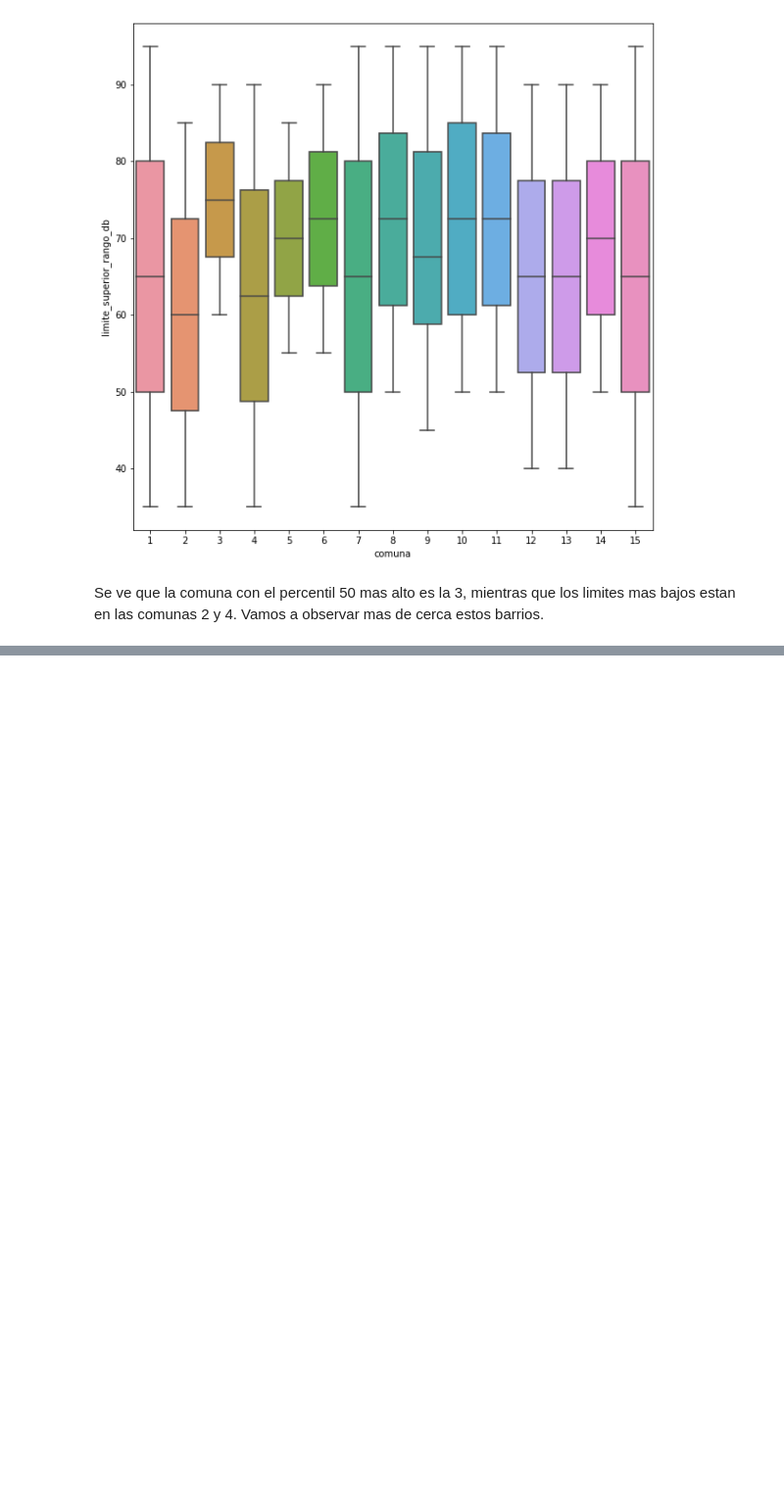
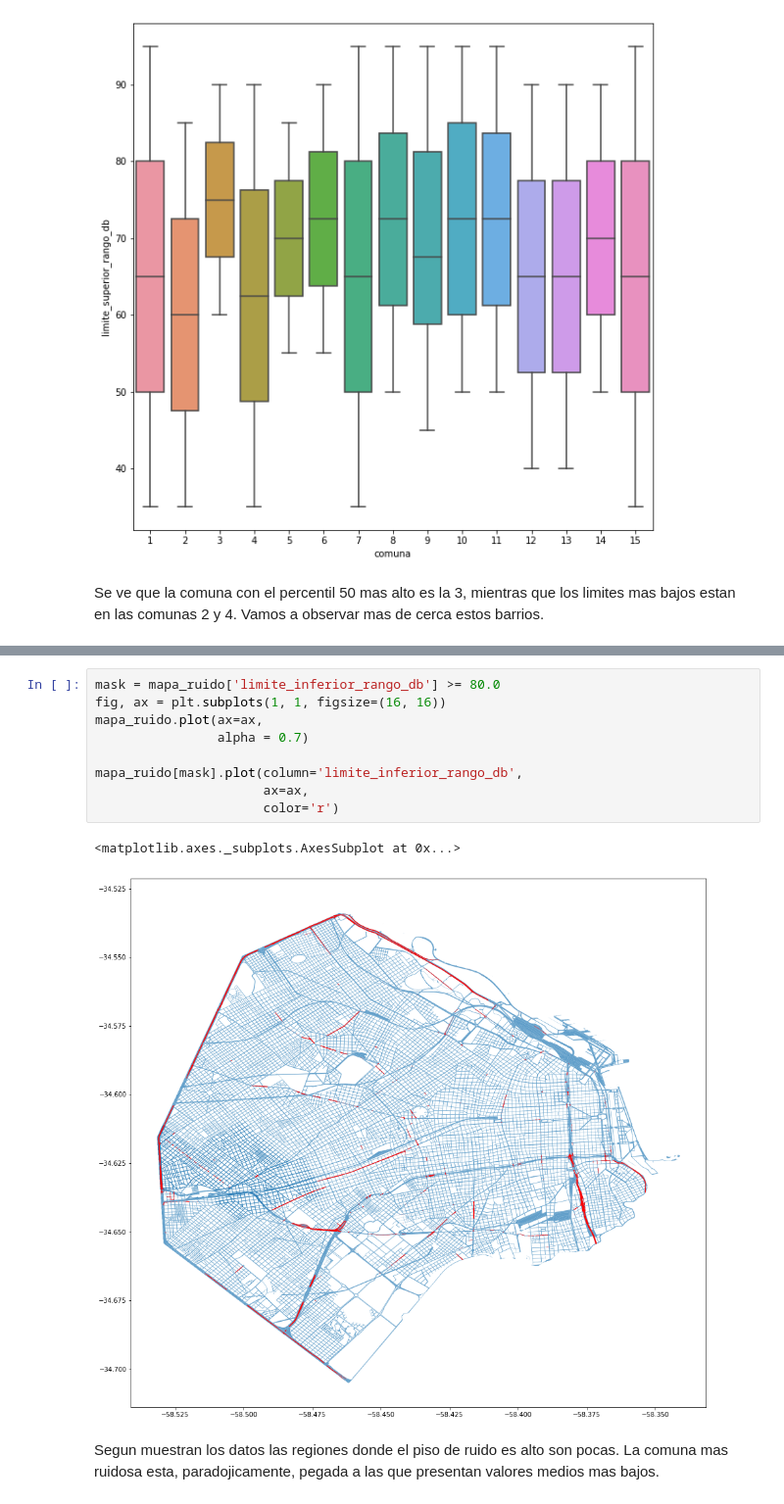
Before and after one commit to lucatraverso/Mapa-de-ruido_Geopandas, a Jupyter notebook: mapa_de_ruido.ipynb, the cells around one changed output, grey strips where cells are left out. Shown at 98% size. Cells and saved outputs as stored; diff of their text form; blank space fills up the shorter version.

```diff
--- a/mapa_de_ruido.ipynb
+++ b/mapa_de_ruido.ipynb
@@ -72,0 +97,15 @@ mapa_ruido[mapa_ruido.comuna.isin(['2', '3', '4'])].plot(column='color',
+# %%
+mask = mapa_ruido['limite_inferior_rango_db'] >= 80.0
+fig, ax = plt.subplots(1, 1, figsize=(16, 16))
+mapa_ruido.plot(ax=ax,
+                alpha = 0.7)
+
+mapa_ruido[mask].plot(column='limite_inferior_rango_db',
+                      ax=ax,
+                      color='r')
+# %% [output]
+<matplotlib.axes._subplots.AxesSubplot at 0x...>
+[figure, added]
+# %% [markdown]
+Segun muestran los datos las regiones donde el piso de ruido es alto son pocas.
+La comuna mas ruidosa esta, paradojicamente, pegada a las que presentan valores medios mas bajos.
```
Also changed, not shown: parts of 5 cells of this notebook.
